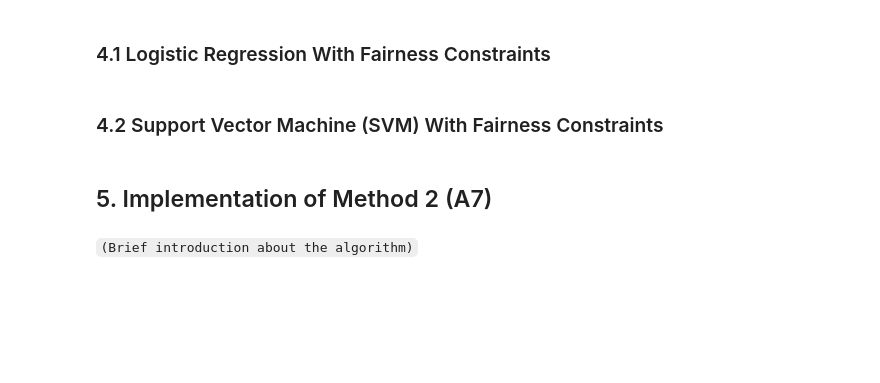
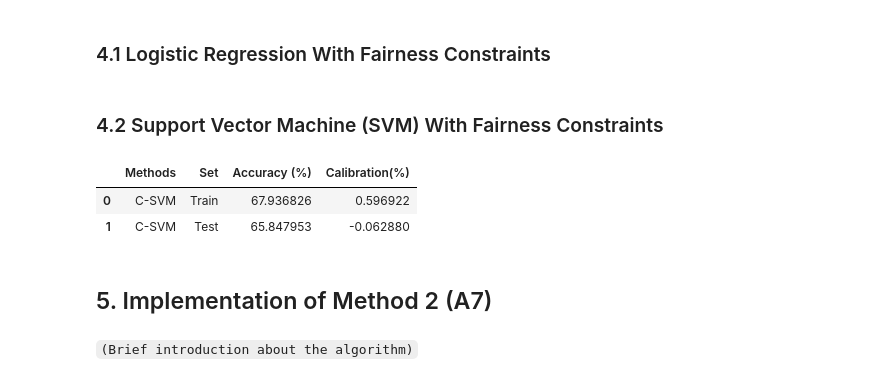
Before and after one commit to TZstatsADS/fall2022-project4-prj4-group6, a Jupyter notebook: doc/main-yayuan.ipynb, the cells around one changed output. Saved outputs shown, nothing was run; the diff lists cells and outputs as text; code cells hidden in the pictures; blank space fills up the shorter version.

```diff
--- a/doc/main-yayuan.ipynb
+++ b/doc/main-yayuan.ipynb
@@ -151,3 +149,22 @@ pd.DataFrame(summary_svm)
+# %%
+#modify the parameter in SVC function to optimize the accuracy under the fairness constraints
+#The value of C in SVC function is the regularization parameter.
+#Gamma value strongly affect the accuracy, to ensure our accuracy, we need to set it at a low value
+#Instead of using linear kernel to classify the data, rbf (Gaussian Kernel Radial Basis Function) helps more.
+C_SVM = SVC(C = 10, kernel = 'rbf', probability = True, gamma = 1)
+c_svm_model = C_SVM.fit(x_train, y_train)
+# %%
+summary_c_svm = {"Methods": ["C-SVM", "C-SVM"],
+              "Set": ["Train", "Test"],
+              "Accuracy (%)": [c_svm_model.score(x_train, y_train)*100, c_svm_model.score(x_test, y_test)*100],
+              "Calibration(%)": [MyCalibration(race_train, c_svm_model.predict(x_train), y_train),
+                                 MyCalibration(race_test, c_svm_model.predict(x_test), y_test)]}
+
+pd.DataFrame(summary_c_svm)
+# %% [output]
+|  | Methods | Set | Accuracy (%) | Calibration(%) |
+| 0 | C-SVM | Train | 67.936826 | 0.596922 |
+| 1 | C-SVM | Test | 65.847953 | -0.062880 |
 # %% [markdown]
 ## 5. Implementation of Method 2 (A7)
 # %% [markdown]
```
Also changed, not shown: parts of 1 cell of this notebook, 1 other file.
